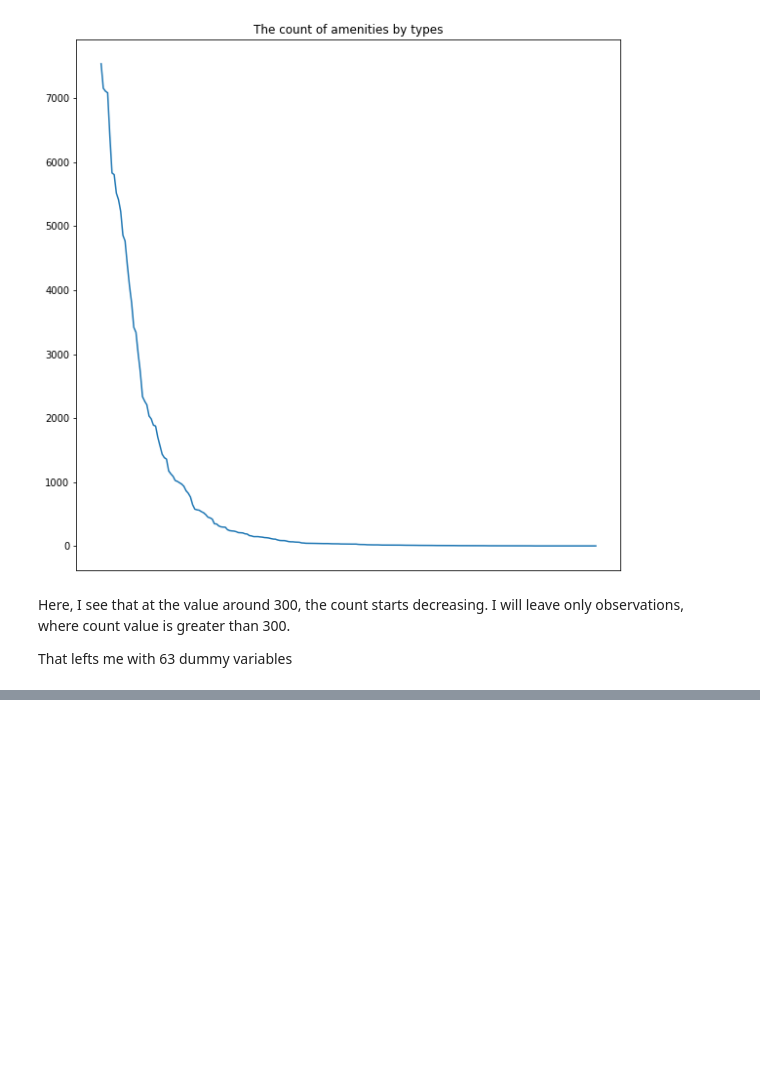
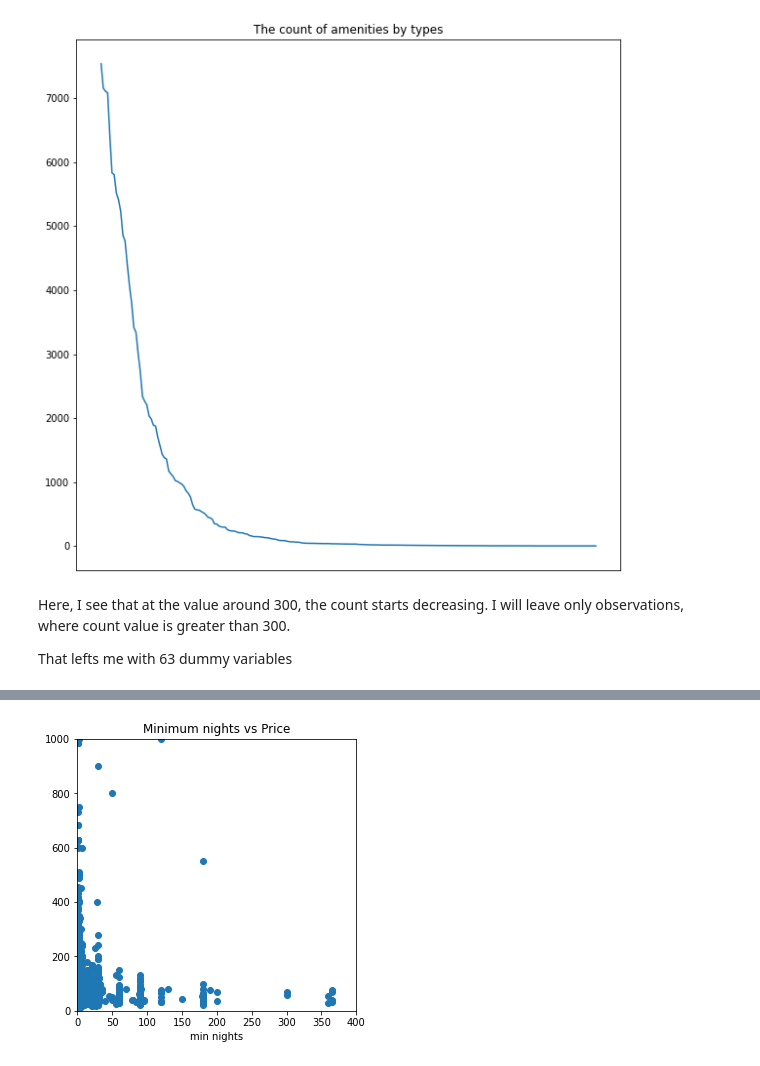
Before and after one commit to JustJAG/Prediction_with_ML_for_Economists, a Jupyter notebook: Assignment_2_AirBNB_data/Code.ipynb, the cells around one changed output, grey strips where cells are left out. Drawn from its saved outputs; the diff is of its cells as text; code cells hidden in the pictures; blank space fills up the shorter version.

Commit message:
Cleaned all data

```diff
--- a/Assignment_2_AirBNB_data/Code.ipynb
+++ b/Assignment_2_AirBNB_data/Code.ipynb
@@ -465,0 +634,12 @@ data["bathrooms_text"] = data["bathrooms_text"].astype(float)
+# %%
+# replace missing values with the values depending on n_accommodates number
+data['bedrooms'] = data.apply(
+    lambda row: (row['n_accommodates'])//5+1 if np.isnan(row['bedrooms']) else row['bedrooms'],
+    axis=1
+)
+# %%
+# rename the column
+data = data.rename(columns={'bedrooms': 'n_bedrooms'})
+
+# convert to int
+data["n_bedrooms"] = data["n_bedrooms"].astype(np.int64)
@@ -465,0 +660,6 @@ data["bathrooms_text"] = data["bathrooms_text"].astype(float)
+# %%
+# create a category variable out of number of bedrooms variable
+bins = pd.IntervalIndex.from_tuples([ (0.9, 1.1), (1.9, 2.1), (2.9, 9)], closed="left")
+f_bedrooms = pd.cut(data["n_beds"].to_list(), bins, labels=["1", "2", "3" ])
+f_bedrooms.categories = [0, 1, 2]
+data["f_bedrooms"] = f_bedrooms
@@ -465,0 +680,6 @@ data["bathrooms_text"] = data["bathrooms_text"].astype(float)
+# %%
+# format binary variables
+data.instant_bookable = data.instant_bookable.replace({"t": 1, "f": 0})
+
+# Rename column
+data = data.rename(columns={'instant_bookable': 'd_instant_bookable'})
@@ -465,0 +752,11 @@ data["bathrooms_text"] = data["bathrooms_text"].astype(float)
+# %%
+f = plt.figure()
+f.set_figwidth(5)
+f.set_figheight(5)
+plt.scatter(data.minimum_nights, data.price)
+plt.title('Minimum nights vs Price')
+plt.axis((0,400,0,1000))
+plt.xlabel("min nights")
+plt.show()
+# %% [output]
+[figure, added]
```
Also changed, not shown: parts of 58 cells of this notebook, 1 other file.
